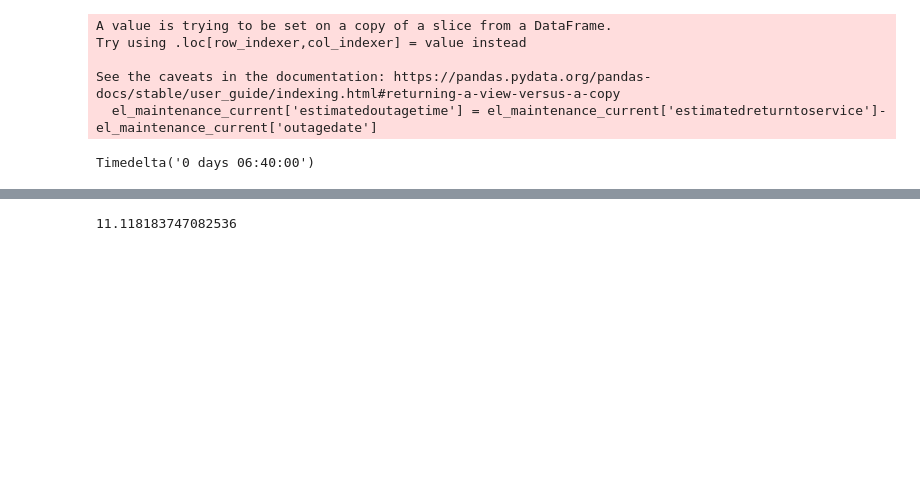
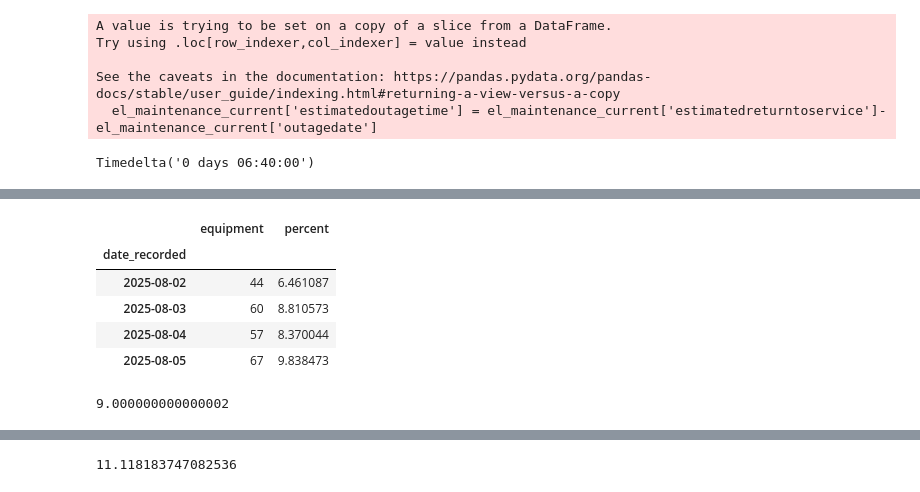
Before and after one commit to ZSlemmons/MTA-elevators, a Jupyter notebook: outage-scrape-analysis.ipynb, the cells around one changed output, grey strips where cells are left out. Cells and saved outputs as stored; diff of their text form; code cells hidden in the pictures; blank space fills up the shorter version.

```diff
--- a/outage-scrape-analysis.ipynb
+++ b/outage-scrape-analysis.ipynb
@@ -490,5 +492,18 @@ el_per_day
 # %%
-el_per_day['
+el_per_day['percent']=el_per_day['equipment']/681 *100 #681 is the total number of elevators
+el_per_day
+# %% [output]
+|  | equipment | percent |
+| date_recorded |  |  |
+| 2025-08-02 | 44 | 6.461087 |
+| 2025-08-03 | 60 | 8.810573 |
+| 2025-08-04 | 57 | 8.370044 |
+| 2025-08-05 | 67 | 9.838473 |
+# %%
+#average percent out per day for 3 full days of data
+(8.8 + 8.4 + 9.8)/3
+# %% [output]
+9.000000000000002
 # %%
 #bring in a full list of all elevators
 import requests
```
Also changed, not shown: parts of 27 cells of this notebook, 25 other files.
